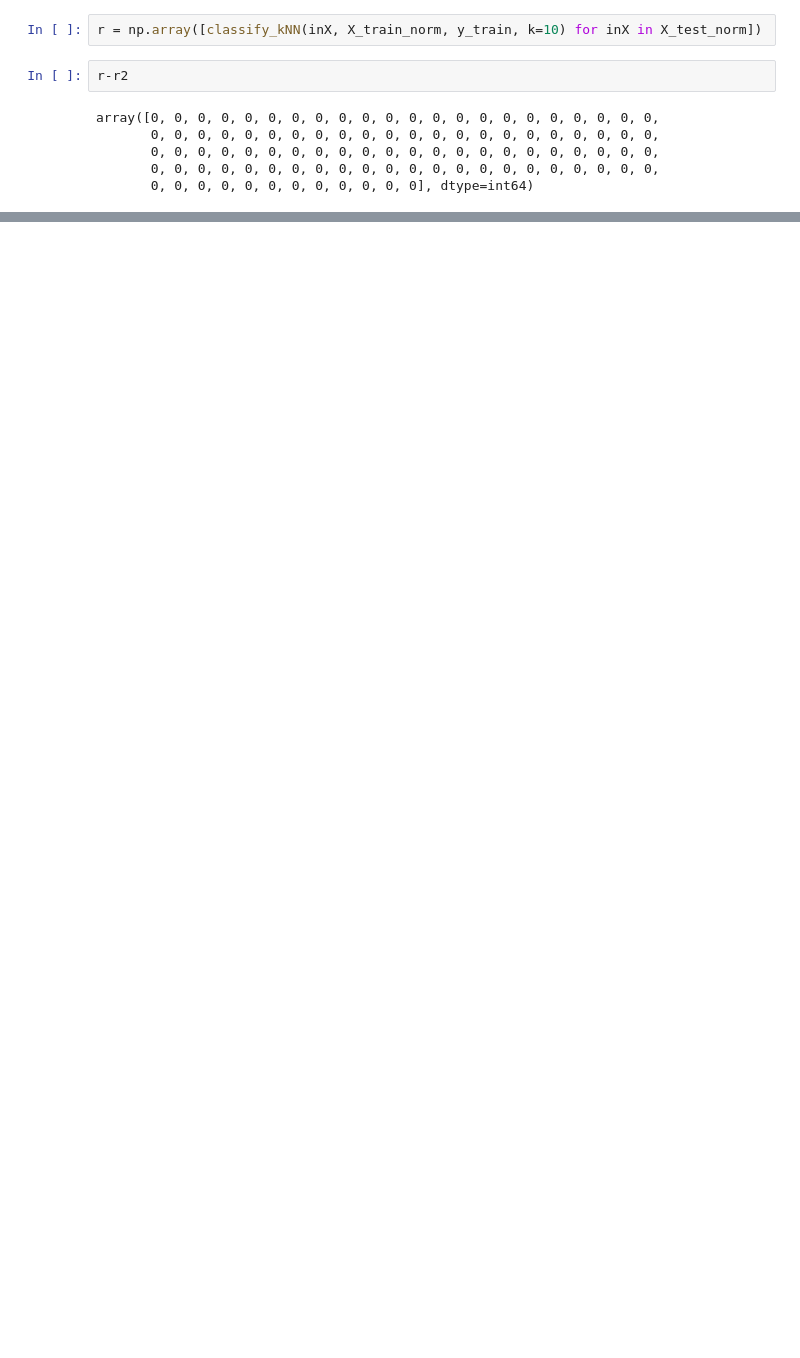
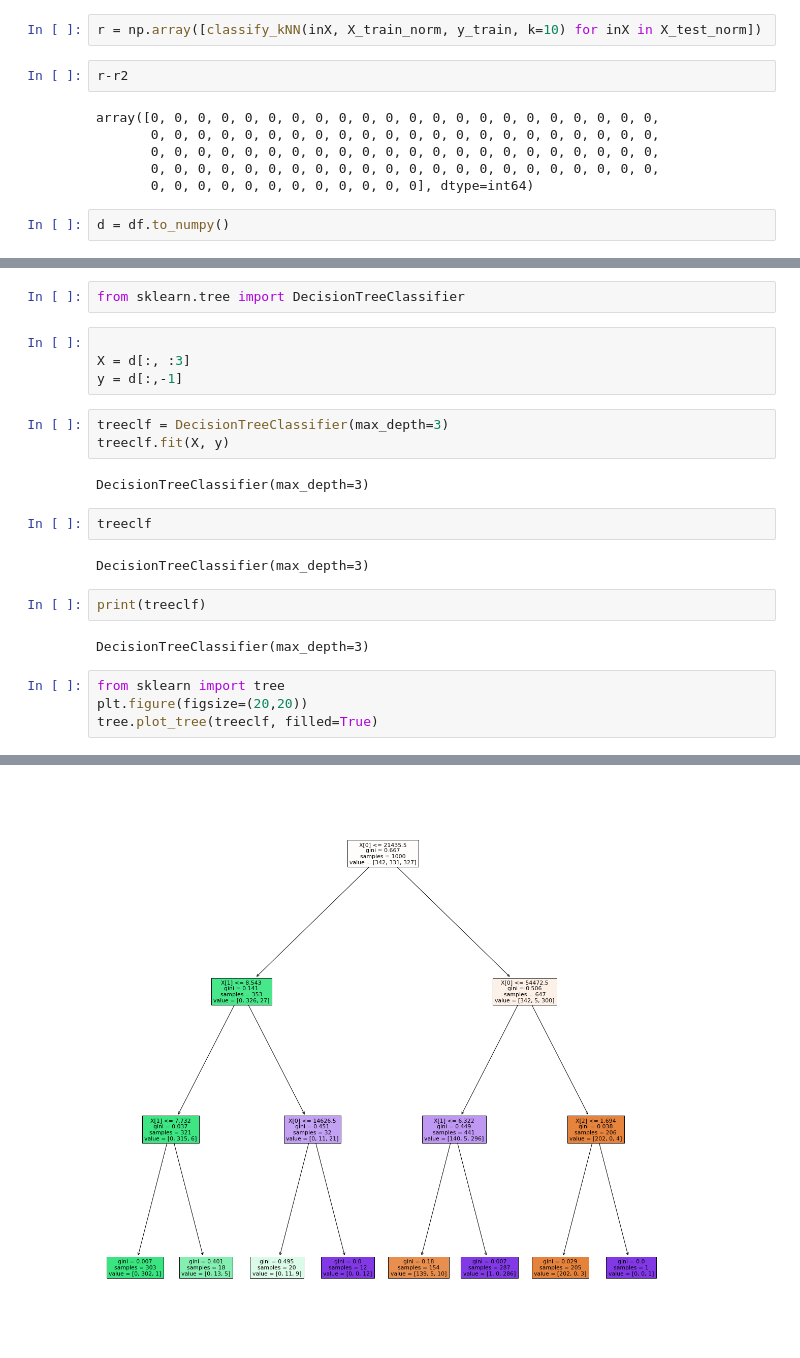
Before and after one commit to xiaoxl/ml22, a Jupyter notebook: _build/jupyter_execute/Chapter2/knnproj1.ipynb, the cells around one changed output, grey strips where cells are left out. Drawn from its saved outputs; the diff is of its cells as text; blank space fills up the shorter version.

```diff
--- a/_build/jupyter_execute/Chapter2/knnproj1.ipynb
+++ b/_build/jupyter_execute/Chapter2/knnproj1.ipynb
@@ -101,3 +99,5 @@ array([0, 0, 0, 0, 0, 0, 0, 0, 0, 0, 0, 0, 0, 0, 0, 0, 0, 0, 0, 0, 0, 0,
        0, 0, 0, 0, 0, 0, 0, 0, 0, 0, 0, 0, 0, 0, 0, 0, 0, 0, 0, 0, 0, 0,
        0, 0, 0, 0, 0, 0, 0, 0, 0, 0, 0, 0, 0, 0, 0, 0, 0, 0, 0, 0, 0, 0,
        0, 0, 0, 0, 0, 0, 0, 0, 0, 0, 0, 0], dtype=int64)
+# %%
+d = df.to_numpy()
@@ -103,0 +121,24 @@ array([0, 0, 0, 0, 0, 0, 0, 0, 0, 0, 0, 0, 0, 0, 0, 0, 0, 0, 0, 0, 0, 0,
+# %%
+from sklearn.tree import DecisionTreeClassifier
+# %%
+
+X = d[:, :3]
+y = d[:,-1]
+# %%
+treeclf = DecisionTreeClassifier(max_depth=3)
+treeclf.fit(X, y)
+# %% [output]
+DecisionTreeClassifier(max_depth=3)
+# %%
+treeclf
+# %% [output]
+DecisionTreeClassifier(max_depth=3)
+# %%
+print(treeclf)
+# %% [output]
+DecisionTreeClassifier(max_depth=3)
+# %%
+from sklearn import tree
+plt.figure(figsize=(20,20))
+tree.plot_tree(treeclf, filled=True)
+# %% [output]
@@ -103,0 +160 @@ array([0, 0, 0, 0, 0, 0, 0, 0, 0, 0, 0, 0, 0, 0, 0, 0, 0, 0, 0, 0, 0, 0,
+[figure, added]
```
Also changed, not shown: parts of 7 cells of this notebook, 32 other files.
